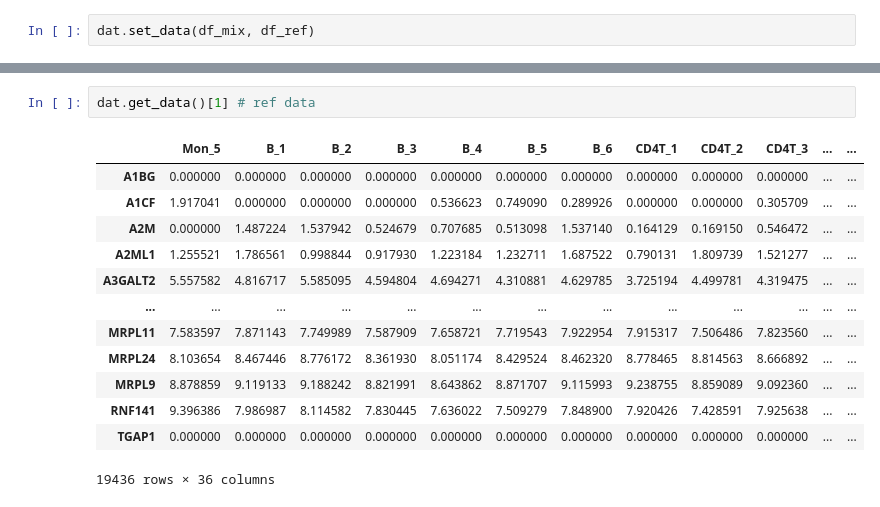
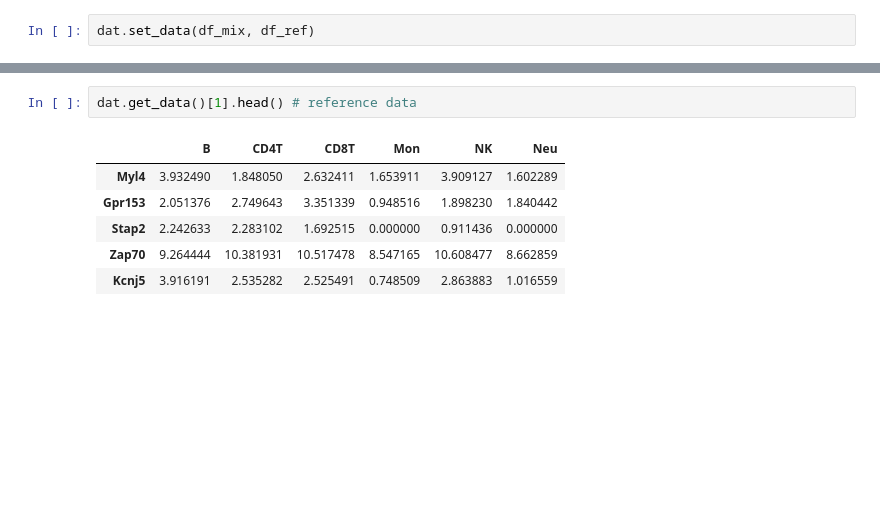
Before and after one commit to mizuno-group/deconv, a Jupyter notebook: samplecode.ipynb, the cells around one changed output, grey strips where cells are left out. Cells and saved outputs as stored; diff of their text form; blank space fills up the shorter version.

```diff
--- a/samplecode.ipynb
+++ b/samplecode.ipynb
@@ -82,16 +68,9 @@ dat.get_data()[0] # mix data
 # %%
-dat.get_data()[1] # ref data
+dat.get_data()[1].head() # reference data
 # %% [output]
-|  | Mon_5 | B_1 | B_2 | B_3 | B_4 | B_5 | B_6 | CD4T_1 | CD4T_2 | CD4T_3 | ... | ... |
-| A1BG | 0.000000 | 0.000000 | 0.000000 | 0.000000 | 0.000000 | 0.000000 | 0.000000 | 0.000000 | 0.000000 | 0.000000 | ... | ... |
-| A1CF | 1.917041 | 0.000000 | 0.000000 | 0.000000 | 0.536623 | 0.749090 | 0.289926 | 0.000000 | 0.000000 | 0.305709 | ... | ... |
-| A2M | 0.000000 | 1.487224 | 1.537942 | 0.524679 | 0.707685 | 0.513098 | 1.537140 | 0.164129 | 0.169150 | 0.546472 | ... | ... |
-| A2ML1 | 1.255521 | 1.786561 | 0.998844 | 0.917930 | 1.223184 | 1.232711 | 1.687522 | 0.790131 | 1.809739 | 1.521277 | ... | ... |
-| A3GALT2 | 5.557582 | 4.816717 | 5.585095 | 4.594804 | 4.694271 | 4.310881 | 4.629785 | 3.725194 | 4.499781 | 4.319475 | ... | ... |
-| ... | ... | ... | ... | ... | ... | ... | ... | ... | ... | ... | ... | ... |
-| MRPL11 | 7.583597 | 7.871143 | 7.749989 | 7.587909 | 7.658721 | 7.719543 | 7.922954 | 7.915317 | 7.506486 | 7.823560 | ... | ... |
-| MRPL24 | 8.103654 | 8.467446 | 8.776172 | 8.361930 | 8.051174 | 8.429524 | 8.462320 | 8.778465 | 8.814563 | 8.666892 | ... | ... |
-| MRPL9 | 8.878859 | 9.119133 | 9.188242 | 8.821991 | 8.643862 | 8.871707 | 9.115993 | 9.238755 | 8.859089 | 9.092360 | ... | ... |
-| RNF141 | 9.396386 | 7.986987 | 8.114582 | 7.830445 | 7.636022 | 7.509279 | 7.848900 | 7.920426 | 7.428591 | 7.925638 | ... | ... |
-| TGAP1 | 0.000000 | 0.000000 | 0.000000 | 0.000000 | 0.000000 | 0.000000 | 0.000000 | 0.000000 | 0.000000 | 0.000000 | ... | ... |
+|  | B | CD4T | CD8T | Mon | NK | Neu |
+| Myl4 | 3.932490 | 1.848050 | 2.632411 | 1.653911 | 3.909127 | 1.602289 |
+| Gpr153 | 2.051376 | 2.749643 | 3.351339 | 0.948516 | 1.898230 | 1.840442 |
+| Stap2 | 2.242633 | 2.283102 | 1.692515 | 0.000000 | 0.911436 | 0.000000 |
+| Zap70 | 9.264444 | 10.381931 | 10.517478 | 8.547165 | 10.608477 | 8.662859 |
+| Kcnj5 | 3.916191 | 2.535282 | 2.525491 | 0.748509 | 2.863883 | 1.016559 |
-19436 rows × 36 columns
```
Also changed, not shown: parts of 7 cells of this notebook, 2 other files.
